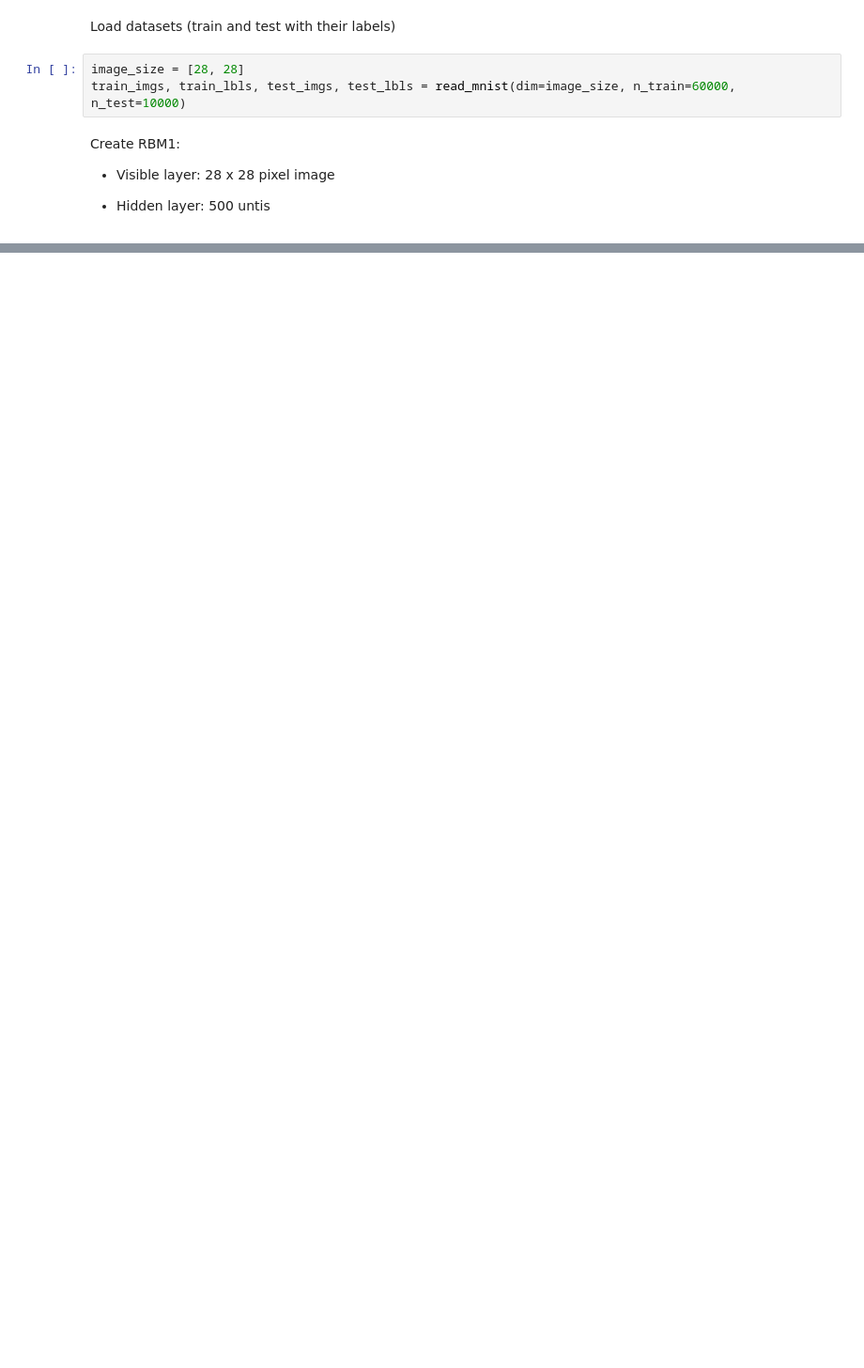
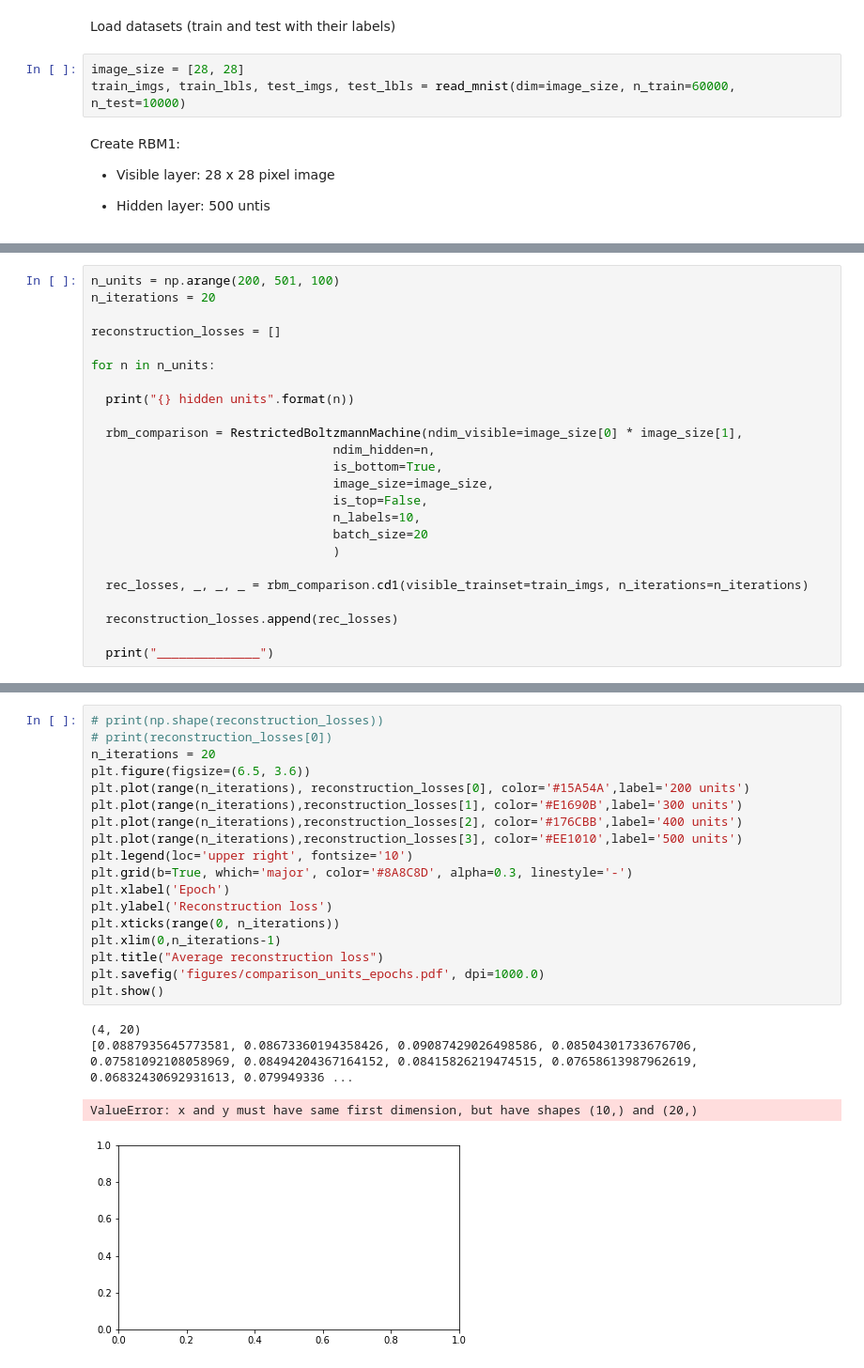
Before and after one commit to jliniesta/annda_lab4_group3, a Jupyter notebook: code/task_4.1.ipynb, the cells around one changed output, grey strips where cells are left out. Shown: that part at 94% size. Saved outputs shown, nothing was run; the diff lists cells and outputs as text; blank space fills up the shorter version.

```diff
--- a/code/task_4.1.ipynb
+++ b/code/task_4.1.ipynb
@@ -36,0 +82,24 @@ KeyboardInterrupt:
+# %%
+n_units = np.arange(200, 501, 100)
+n_iterations = 20
+
+reconstruction_losses = []
+
+for n in n_units:
+
+  print("{} hidden units".format(n))
+
+  rbm_comparison = RestrictedBoltzmannMachine(ndim_visible=image_size[0] * image_size[1],
+                                 ndim_hidden=n,
+                                 is_bottom=True,
+                                 image_size=image_size,
+                                 is_top=False,
+                                 n_labels=10,
+                                 batch_size=20
+                                 )
+
+  rec_losses, _, _, _ = rbm_comparison.cd1(visible_trainset=train_imgs, n_iterations=n_iterations)
+
+  reconstruction_losses.append(rec_losses)
+
+  print("______________")
@@ -36,0 +124,23 @@ KeyboardInterrupt:
+# %%
+# print(np.shape(reconstruction_losses))
+# print(reconstruction_losses[0])
+n_iterations = 20
+plt.figure(figsize=(6.5, 3.6))
+plt.plot(range(n_iterations), reconstruction_losses[0], color='#15A54A',label='200 units')
+plt.plot(range(n_iterations),reconstruction_losses[1], color='#E1690B',label='300 units')
+plt.plot(range(n_iterations),reconstruction_losses[2], color='#176CBB',label='400 units')
+plt.plot(range(n_iterations),reconstruction_losses[3], color='#EE1010',label='500 units')
+plt.legend(loc='upper right', fontsize='10')
+plt.grid(b=True, which='major', color='#8A8C8D', alpha=0.3, linestyle='-')
+plt.xlabel('Epoch')
+plt.ylabel('Reconstruction loss')
+plt.xticks(range(0, n_iterations))
+plt.xlim(0,n_iterations-1)
+plt.title("Average reconstruction loss")
+plt.savefig('figures/comparison_units_epochs.pdf', dpi=1000.0)
+plt.show()
+# %% [output]
+(4, 20)
+[0.0887935645773581, 0.08673360194358426, 0.09087429026498586, 0.08504301733676706, 0.07581092108058969, 0.08494204367164152, 0.08415826219474515, 0.07658613987962619, 0.06832430692931613, 0.079949336 ...
+ValueError: x and y must have same first dimension, but have shapes (10,) and (20,)
+[figure, added]
```
Also changed, not shown: parts of 7 cells of this notebook, 25 other files.
